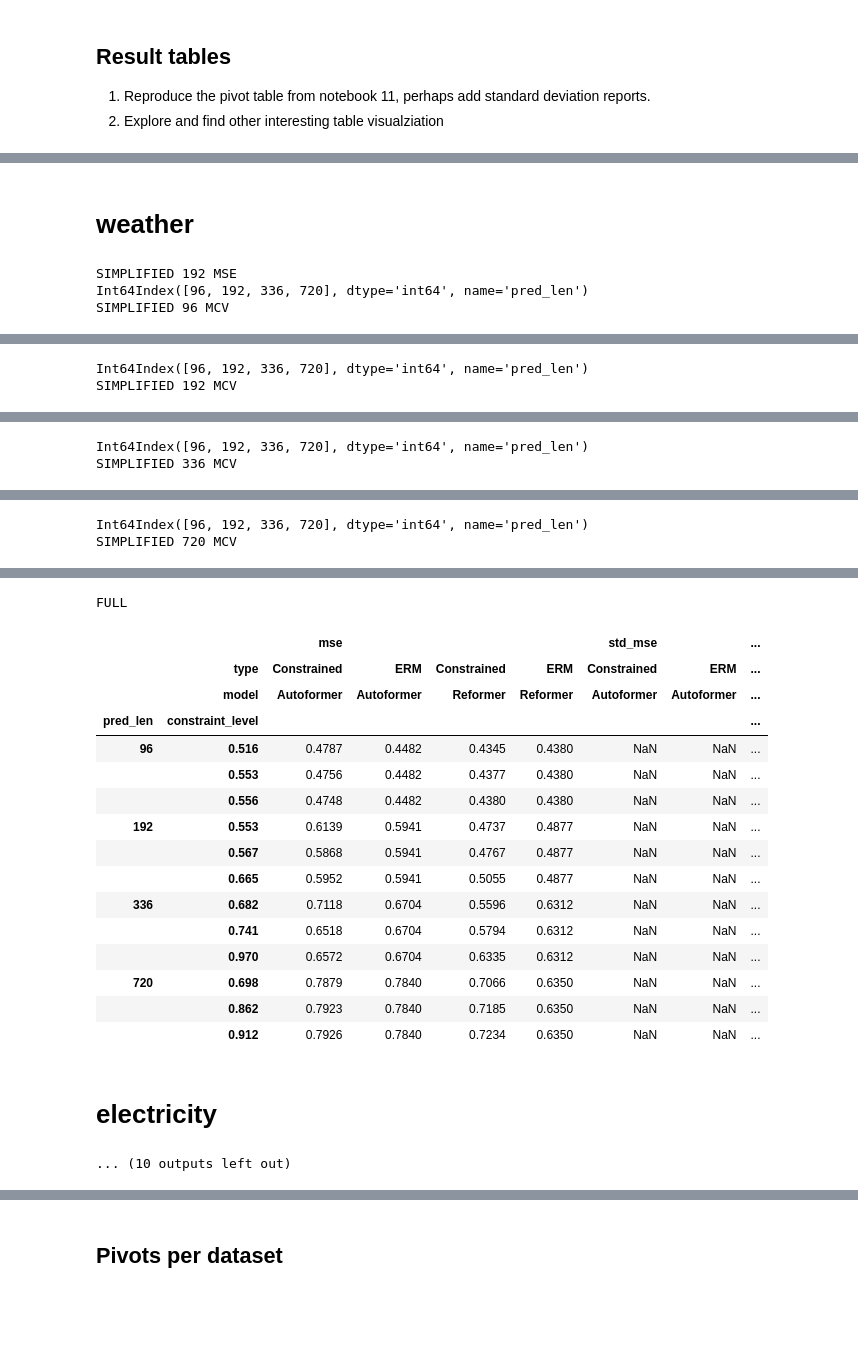
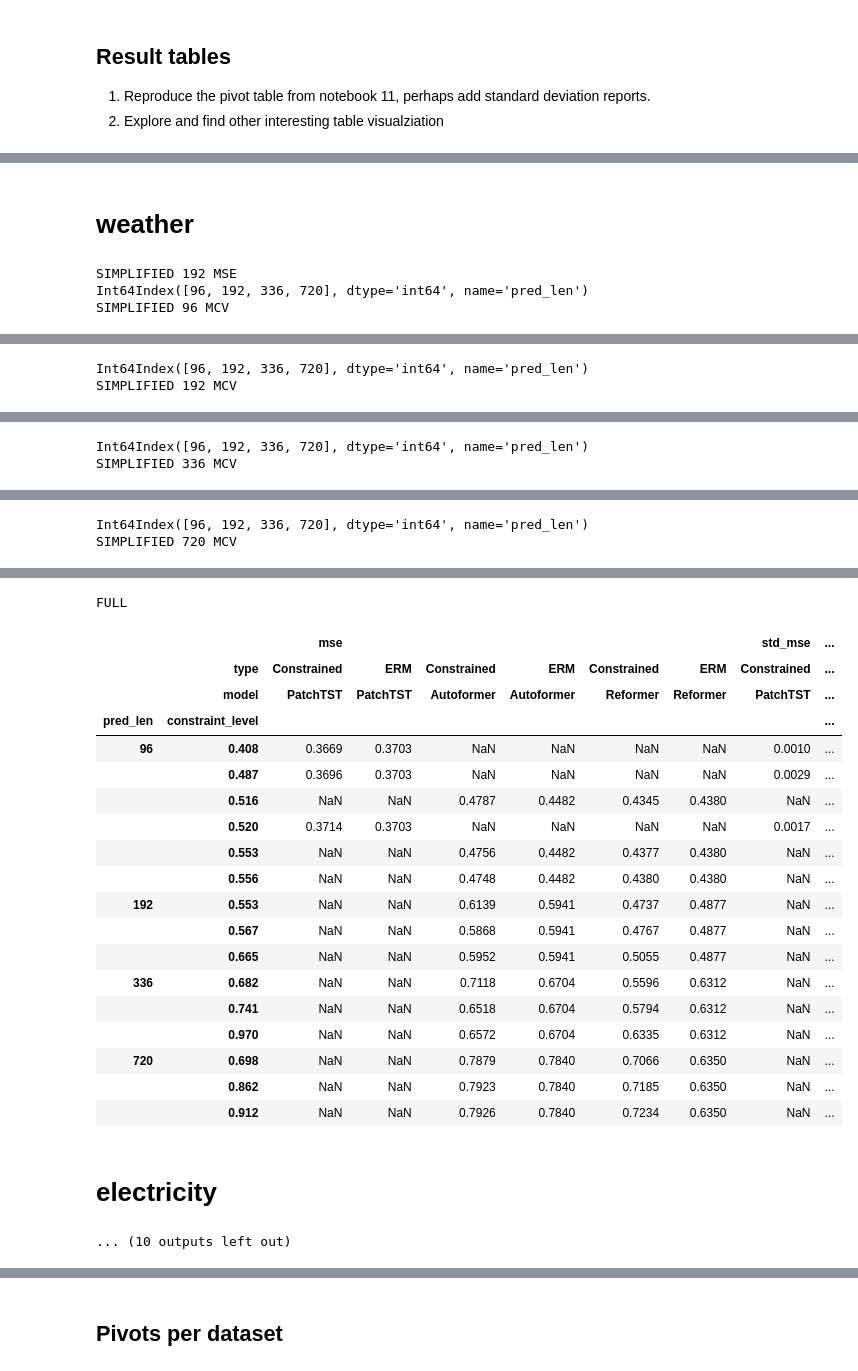
Before and after one commit to thuml/Autoformer, a Jupyter notebook: 2024-01-11 18 - Tables and plots for paper -- PatchTST Exploration.ipynb, the cells around one changed output, grey strips where cells are left out. Saved outputs shown, nothing was run; the diff lists cells and outputs as text; code cells hidden in the pictures; blank space fills up the shorter version.

```diff
--- a/2024-01-11 18 - Tables and plots for paper -- PatchTST Exploration.ipynb
+++ b/2024-01-11 18 - Tables and plots for paper -- PatchTST Exploration.ipynb
@@ -100,10 +100,10 @@ Name: run_id, dtype: int64
 # %% [markdown]
 Looks good:
 # %%
-# only_constrained_on_first_runs=(df.experiment_tag.isin(["e1_weather_10e_statinformed","e2_electricity_10e_statinformed"])) & (df.type == "Constrained")
-# not_e1_e2 = ~df.experiment_tag.isin(["e1_weather_10e_statinformed","e2_electricity_10e_statinformed"])
-# df[only_constrained_on_first_runs | not_e1_e2] \
-#     .groupby(['experiment_tag','type']).run_id.nunique().reset_index()
+only_constrained_on_first_runs=(df.experiment_tag.isin(["e1_weather_10e_statinformed","e2_electricity_10e_statinformed"])) & (df.type == "Constrained")
+not_e1_e2 = ~df.experiment_tag.isin(["e1_weather_10e_statinformed","e2_electricity_10e_statinformed"])
+df[only_constrained_on_first_runs | not_e1_e2] \
+    .groupby(['experiment_tag','type']).run_id.nunique().reset_index()
 # %% [output]
 |  | experiment_tag | type | run_id |
 | 0 | e1_weather_10e_statinformed | Constrained | 24 |
@@ -591,6 +545,11 @@ for name,dataset in [('weather',weather), ('electricity',electricity)]:
         print(f"SIMPLIFIED {pred_len} MCV")
         display(prettify(sim_mcv_192))
     print("FULL")
+    ## deleteme debug block
+    if name=='electricity':
+        print("picking out for debugging")
+        pivoted_electricity=pivoted
+    ##
     display(pivoted)
     #reformer works best on weather.
 # %% [output]
@@ -627,19 +589,22 @@ SIMPLIFIED 720 MCV
 FULL
-|  |  | mse |  |  |  | std_mse |  | ... |
-|  | type | Constrained | ERM | Constrained | ERM | Constrained | ERM | ... |
-|  | model | Autoformer | Autoformer | Reformer | Reformer | Autoformer | Autoformer | ... |
-| pred_len | constraint_level |  |  |  |  |  |  | ... |
-| 96 | 0.516 | 0.4787 | 0.4482 | 0.4345 | 0.4380 | NaN | NaN | ... |
-|  | 0.553 | 0.4756 | 0.4482 | 0.4377 | 0.4380 | NaN | NaN | ... |
-|  | 0.556 | 0.4748 | 0.4482 | 0.4380 | 0.4380 | NaN | NaN | ... |
-| 192 | 0.553 | 0.6139 | 0.5941 | 0.4737 | 0.4877 | NaN | NaN | ... |
-|  | 0.567 | 0.5868 | 0.5941 | 0.4767 | 0.4877 | NaN | NaN | ... |
-|  | 0.665 | 0.5952 | 0.5941 | 0.5055 | 0.4877 | NaN | NaN | ... |
-| 336 | 0.682 | 0.7118 | 0.6704 | 0.5596 | 0.6312 | NaN | NaN | ... |
-|  | 0.741 | 0.6518 | 0.6704 | 0.5794 | 0.6312 | NaN | NaN | ... |
-|  | 0.970 | 0.6572 | 0.6704 | 0.6335 | 0.6312 | NaN | NaN | ... |
-| 720 | 0.698 | 0.7879 | 0.7840 | 0.7066 | 0.6350 | NaN | NaN | ... |
-|  | 0.862 | 0.7923 | 0.7840 | 0.7185 | 0.6350 | NaN | NaN | ... |
-|  | 0.912 | 0.7926 | 0.7840 | 0.7234 | 0.6350 | NaN | NaN | ... |
+|  |  | mse |  |  |  |  |  | std_mse | ... |
+|  | type | Constrained | ERM | Constrained | ERM | Constrained | ERM | Constrained | ... |
+|  | model | PatchTST | PatchTST | Autoformer | Autoformer | Reformer | Reformer | PatchTST | ... |
+| pred_len | constraint_level |  |  |  |  |  |  |  | ... |
+| 96 | 0.408 | 0.3669 | 0.3703 | NaN | NaN | NaN | NaN | 0.0010 | ... |
+|  | 0.487 | 0.3696 | 0.3703 | NaN | NaN | NaN | NaN | 0.0029 | ... |
+|  | 0.516 | NaN | NaN | 0.4787 | 0.4482 | 0.4345 | 0.4380 | NaN | ... |
+|  | 0.520 | 0.3714 | 0.3703 | NaN | NaN | NaN | NaN | 0.0017 | ... |
+|  | 0.553 | NaN | NaN | 0.4756 | 0.4482 | 0.4377 | 0.4380 | NaN | ... |
+|  | 0.556 | NaN | NaN | 0.4748 | 0.4482 | 0.4380 | 0.4380 | NaN | ... |
+| 192 | 0.553 | NaN | NaN | 0.6139 | 0.5941 | 0.4737 | 0.4877 | NaN | ... |
+|  | 0.567 | NaN | NaN | 0.5868 | 0.5941 | 0.4767 | 0.4877 | NaN | ... |
+|  | 0.665 | NaN | NaN | 0.5952 | 0.5941 | 0.5055 | 0.4877 | NaN | ... |
+| 336 | 0.682 | NaN | NaN | 0.7118 | 0.6704 | 0.5596 | 0.6312 | NaN | ... |
+|  | 0.741 | NaN | NaN | 0.6518 | 0.6704 | 0.5794 | 0.6312 | NaN | ... |
+|  | 0.970 | NaN | NaN | 0.6572 | 0.6704 | 0.6335 | 0.6312 | NaN | ... |
+| 720 | 0.698 | NaN | NaN | 0.7879 | 0.7840 | 0.7066 | 0.6350 | NaN | ... |
+|  | 0.862 | NaN | NaN | 0.7923 | 0.7840 | 0.7185 | 0.6350 | NaN | ... |
+|  | 0.912 | NaN | NaN | 0.7926 | 0.7840 | 0.7234 | 0.6350 | NaN | ... |
 # electricity
 ... (10 outputs left out)
```
Also changed, not shown: parts of 16 cells of this notebook.
